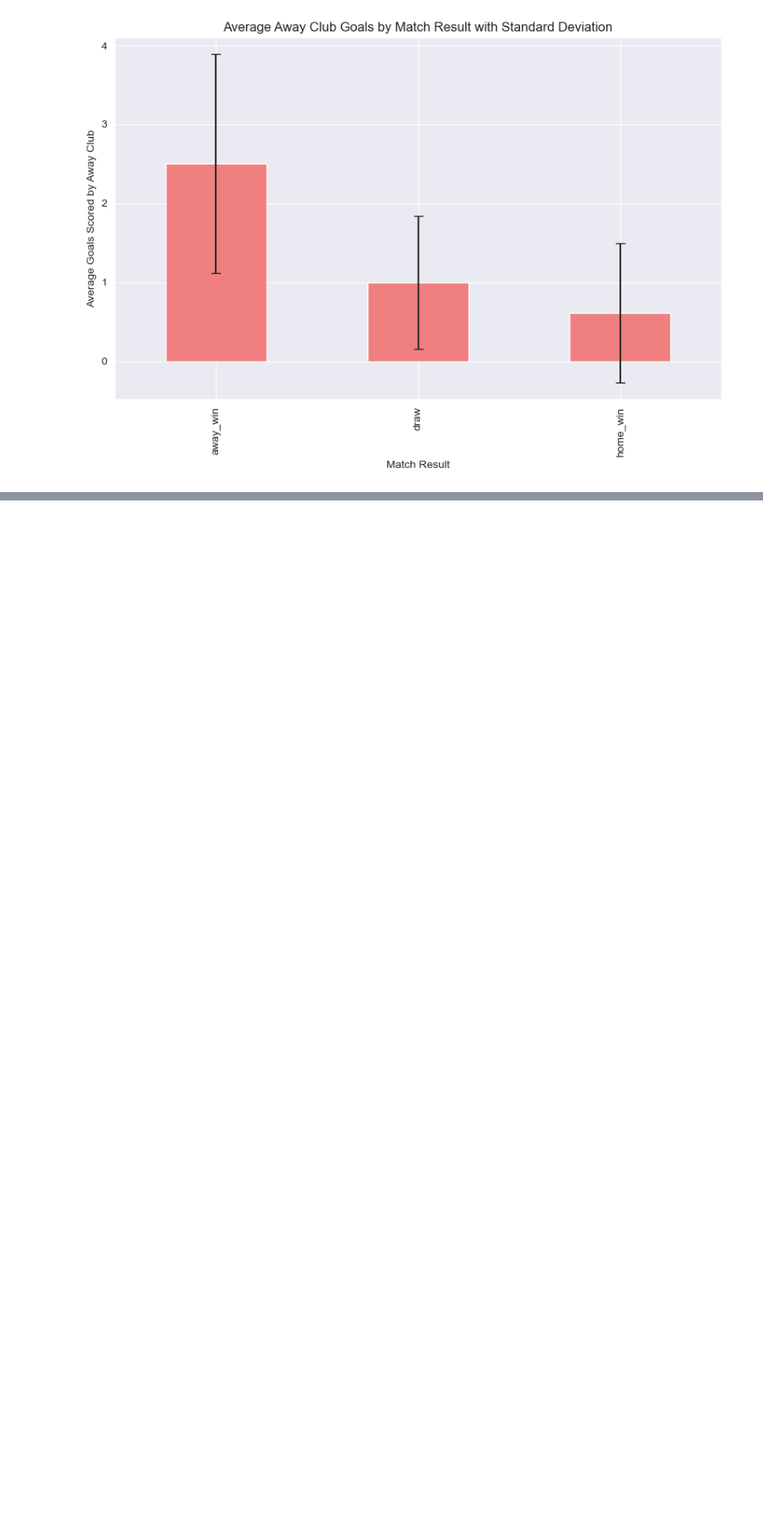
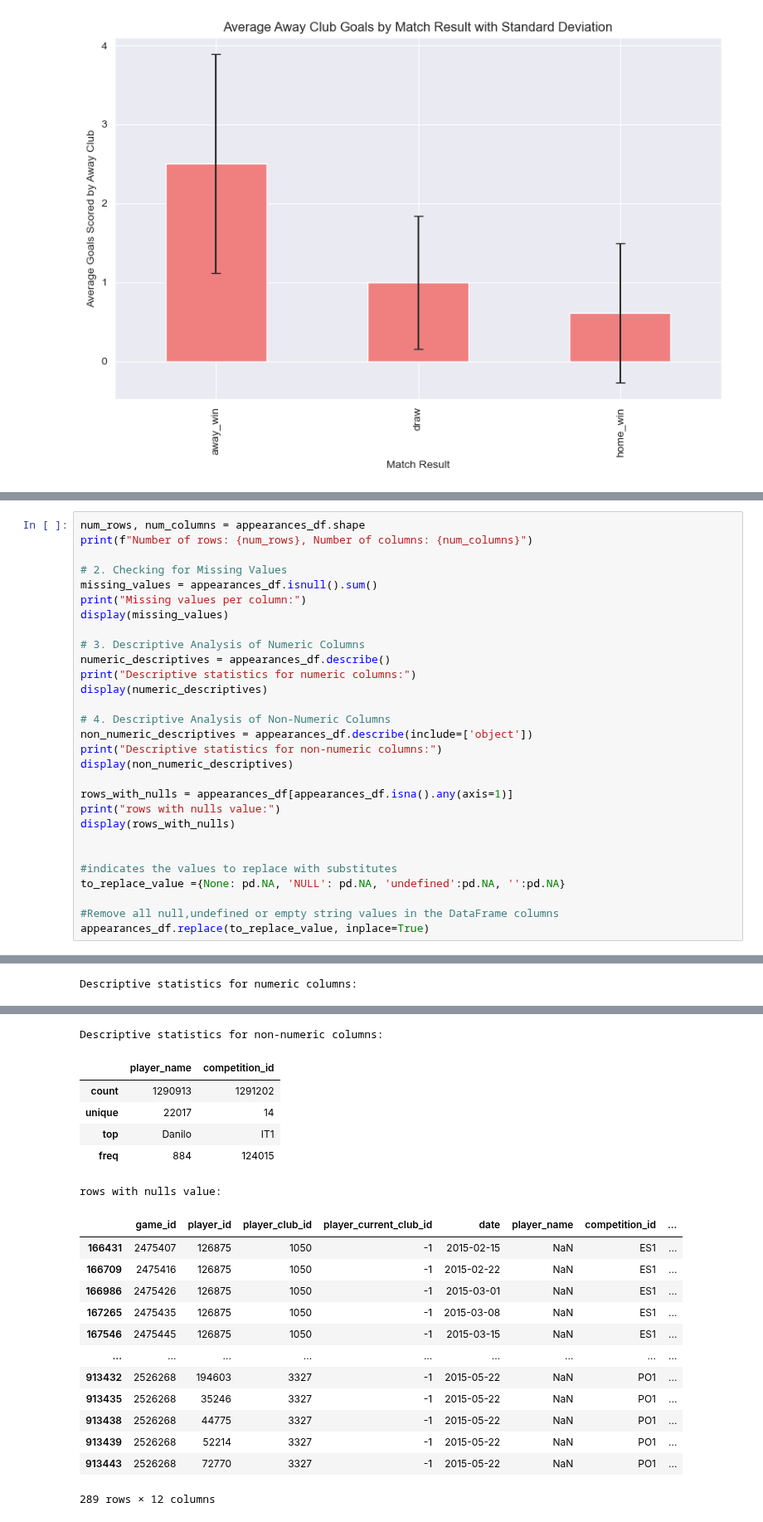
Before and after one commit to BonincontroL/IumTweb_project, a Jupyter notebook: solution/DataAnalysis/JupyterNotebooks/games.ipynb, the cells around one changed output, grey strips where cells are left out. Shown at 83% size. Saved outputs shown, nothing was run; the diff lists cells and outputs as text; blank space fills up the shorter version.

```diff
--- a/solution/DataAnalysis/JupyterNotebooks/games.ipynb
+++ b/solution/DataAnalysis/JupyterNotebooks/games.ipynb
@@ -319,0 +358,30 @@ interactive(children=(Dropdown(description='Competition:', options=('premier-lig
+# %%
+num_rows, num_columns = appearances_df.shape
+print(f"Number of rows: {num_rows}, Number of columns: {num_columns}")
+
+# 2. Checking for Missing Values
+missing_values = appearances_df.isnull().sum()
+print("Missing values per column:")
+display(missing_values)
+
+# 3. Descriptive Analysis of Numeric Columns
+numeric_descriptives = appearances_df.describe()
+print("Descriptive statistics for numeric columns:")
+display(numeric_descriptives)
+
+# 4. Descriptive Analysis of Non-Numeric Columns
+non_numeric_descriptives = appearances_df.describe(include=['object'])
+print("Descriptive statistics for non-numeric columns:")
+display(non_numeric_descriptives)
+
+rows_with_nulls = appearances_df[appearances_df.isna().any(axis=1)]
+print("rows with nulls value:")
+display(rows_with_nulls)
+
+
+#indicates the values to replace with substitutes
+to_replace_value ={None: pd.NA, 'NULL': pd.NA, 'undefined':pd.NA, '':pd.NA}
+
+#Remove all null,undefined or empty string values in the DataFrame columns
+appearances_df.replace(to_replace_value, inplace=True)
+# %% [output]
@@ -319,0 +403 @@ interactive(children=(Dropdown(description='Competition:', options=('premier-lig
+Descriptive statistics for numeric columns:
@@ -319,0 +413,20 @@ interactive(children=(Dropdown(description='Competition:', options=('premier-lig
+Descriptive statistics for non-numeric columns:
+|  | player_name | competition_id |
+| count | 1290913 | 1291202 |
+| unique | 22017 | 14 |
+| top | Danilo | IT1 |
+| freq | 884 | 124015 |
+rows with nulls value:
+|  | game_id | player_id | player_club_id | player_current_club_id | date | player_name | competition_id | ... |
+| 166431 | 2475407 | 126875 | 1050 | -1 | 2015-02-15 | NaN | ES1 | ... |
+| 166709 | 2475416 | 126875 | 1050 | -1 | 2015-02-22 | NaN | ES1 | ... |
+| 166986 | 2475426 | 126875 | 1050 | -1 | 2015-03-01 | NaN | ES1 | ... |
+| 167265 | 2475435 | 126875 | 1050 | -1 | 2015-03-08 | NaN | ES1 | ... |
+| 167546 | 2475445 | 126875 | 1050 | -1 | 2015-03-15 | NaN | ES1 | ... |
+| ... | ... | ... | ... | ... | ... | ... | ... | ... |
+| 913432 | 2526268 | 194603 | 3327 | -1 | 2015-05-22 | NaN | PO1 | ... |
+| 913435 | 2526268 | 35246 | 3327 | -1 | 2015-05-22 | NaN | PO1 | ... |
+| 913438 | 2526268 | 44775 | 3327 | -1 | 2015-05-22 | NaN | PO1 | ... |
+| 913439 | 2526268 | 52214 | 3327 | -1 | 2015-05-22 | NaN | PO1 | ... |
+| 913443 | 2526268 | 72770 | 3327 | -1 | 2015-05-22 | NaN | PO1 | ... |
+289 rows × 12 columns
```
Also changed, not shown: parts of 6 cells of this notebook.
